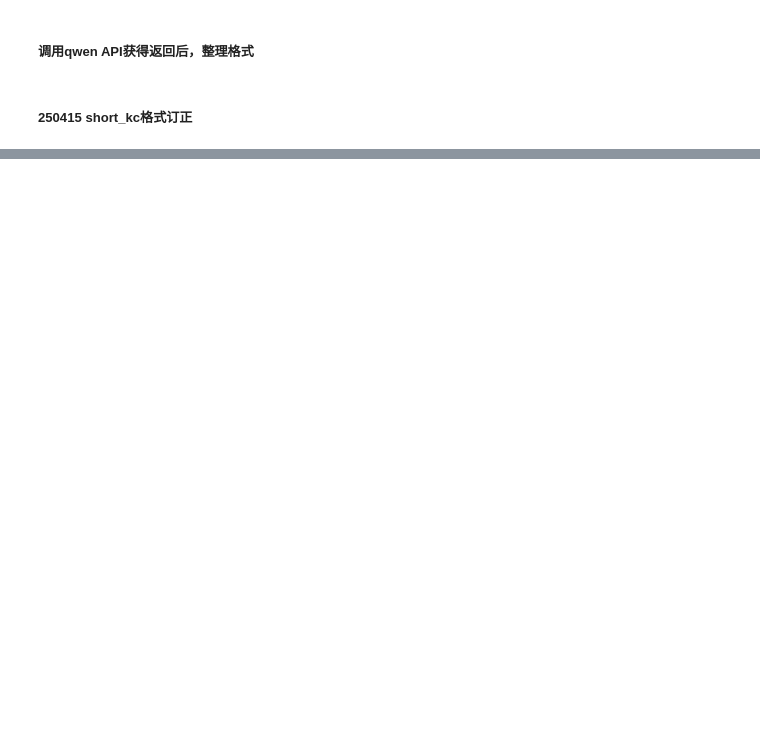
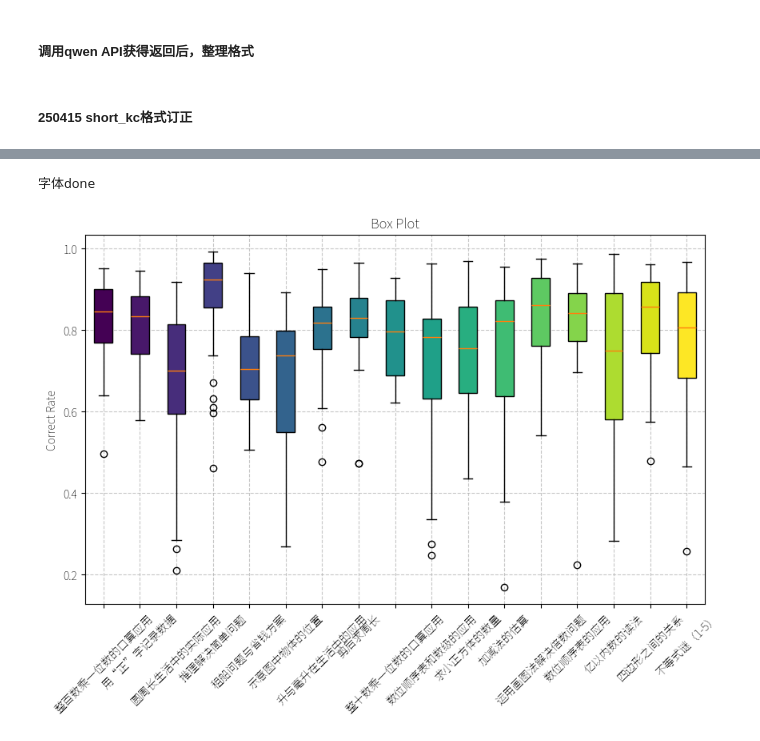
Before and after one commit to BlackieFC/MyCDM, a Jupyter notebook: 250415_gen_description.ipynb, the cells around one changed output, grey strips where cells are left out. Drawn from its saved outputs; the diff is of its cells as text; code cells hidden in the pictures; blank space fills up the shorter version.

```diff
--- a/250415_gen_description.ipynb
+++ b/250415_gen_description.ipynb
@@ -556,0 +735,62 @@ combined_data = combine_csv_files('your_directory_path')
+# %%
+# 绘制盒须图
+import matplotlib.pyplot as plt
+import numpy as np
+
+import matplotlib.font_manager as fm
+from matplotlib import rcParams
+font_path = '/mnt/new_pfs/liming_team/auroraX/mnt2/CDM/Work1_ColdStart/NotoSansSC-VariableFont_wght.ttf'
+fm.fontManager.addfont(font_path)
+custom_font = fm.FontProperties(fname=font_path, weight='bold')
+plt.rcParams['font.family'] = ['sans-serif']
+plt.rcParams['font.sans-serif'] = [custom_font.get_name(), 'DejaVu Sans', 'Bitstream Vera Sans', 'Arial', 'sans-serif']
+plt.rcParams['axes.unicode_minus'] = False
+
+print("字体done")
+
+# 提取数据和标签
+# data = list(dict_out.values())
+# labels = list(dict_out.keys())
+# labels = [id2knowname[int(elem.strip("jzx1.5_zsd_"))] for elem in labels]
+
+
+data = []
+labels = []
+while len(data)<=15:
+    for idx, da in dict_out.items():
+        if int(idx.strip("jzx1.5_zsd_")) in id2knowname.keys():
+            data.append(da)
+            labels.append(id2knowname[int(idx.strip("jzx1.5_zsd_"))])
+
+
+# 创建图形和坐标轴
+fig, ax = plt.subplots(figsize=(10, 6))
+
+# 绘制盒须图
+bp = ax.boxplot(data, patch_artist=True)
+
+# 设置x轴刻度标签
+ax.set_xticklabels(labels, rotation=45)
+
+# 为每个盒子设置颜色
+# 21. Viridis配色方案
+viridis = plt.cm.viridis(np.linspace(0, 1, len(data)))
+for patch, color in zip(bp['boxes'], viridis[:len(data)]):
+    patch.set_facecolor(color)
+
+# 美化图表
+ax.set_title('Box Plot')
+ax.set_ylabel('Correct Rate')
+ax.grid(True, linestyle='--', alpha=0.7)
+
+# 设置轮廓颜色为深灰色
+# for element in ['boxes', 'whiskers', 'fliers', 'means', 'medians', 'caps']:
+#     if element in bp:
+#         for item in bp[element]:
+#             item.set(color='#444444', linewidth=1.5)
+
+# plt.tight_layout()
+plt.show()
+# %% [output]
+字体done
+[figure, added]
```
Also changed, not shown: parts of 21 cells of this notebook, 8 other files.
